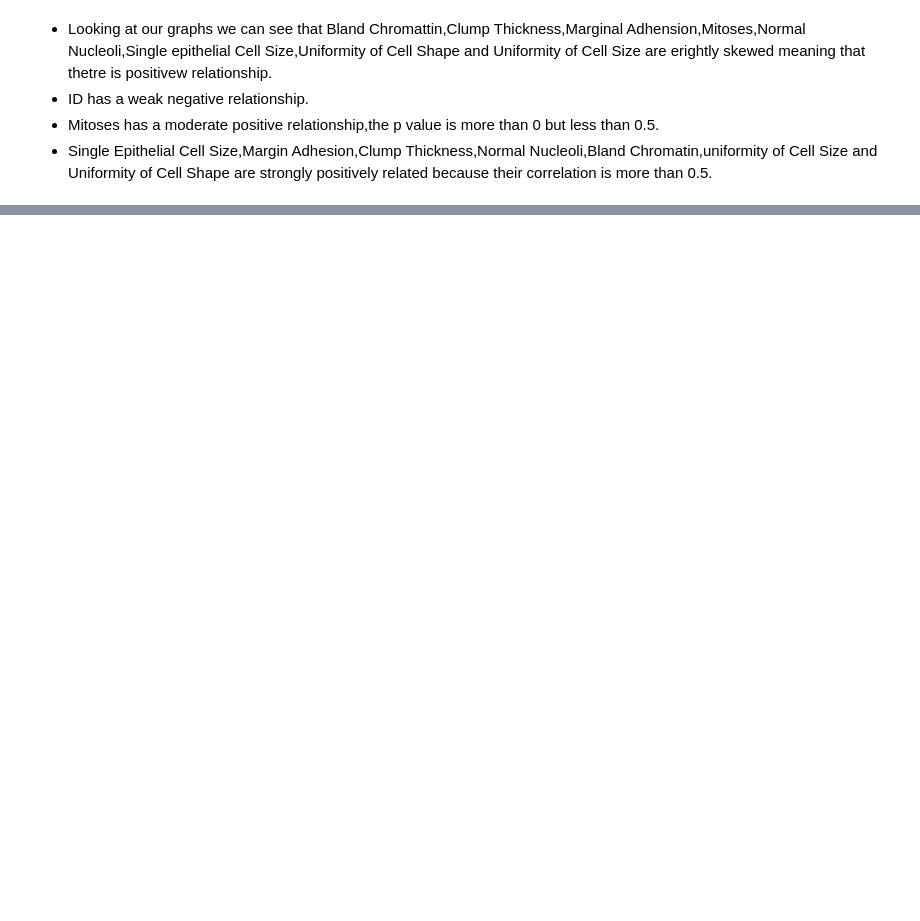
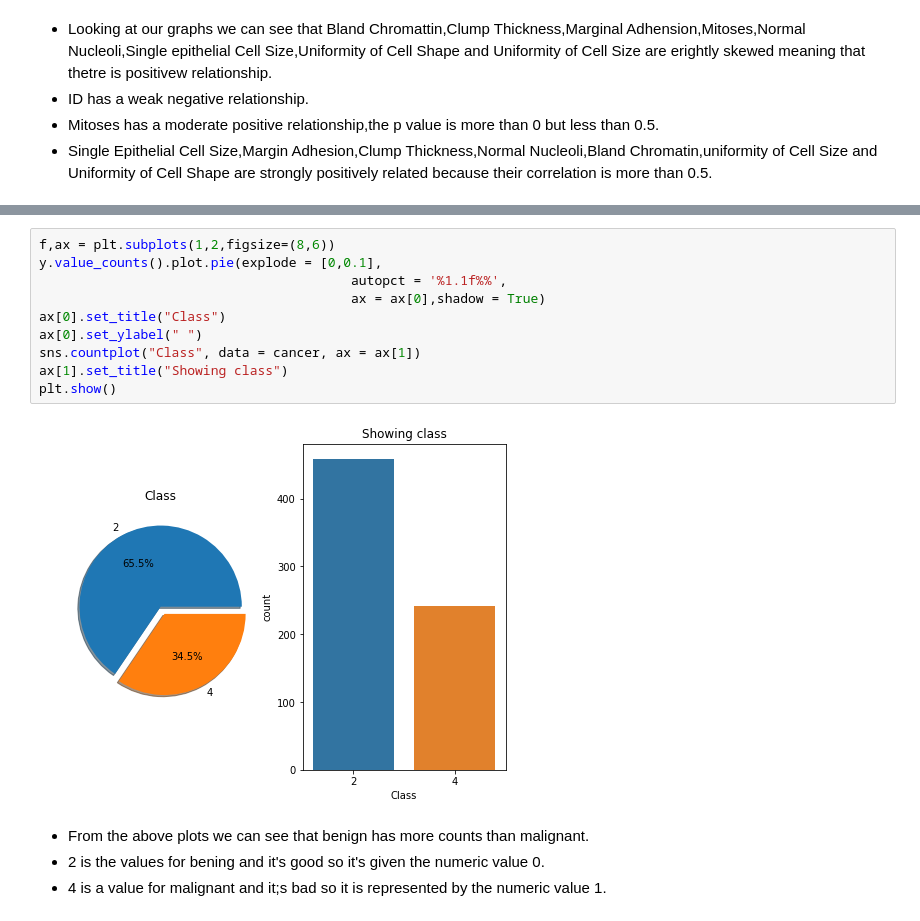
Before and after one commit to rethabilethulo/breast_cancer_predictor, a Jupyter notebook: Breast_Cancer_Predictor.ipynb, the cells around one changed output, grey strips where cells are left out. Drawn from its saved outputs; the diff is of its cells as text; blank space fills up the shorter version.

```diff
--- a/Breast_Cancer_Predictor.ipynb
+++ b/Breast_Cancer_Predictor.ipynb
@@ -204,0 +239,16 @@ X_train,X_test,y_train,y_test = train_test_split(X,y,test_size = 0.25)
+# %%
+f,ax = plt.subplots(1,2,figsize=(8,6))
+y.value_counts().plot.pie(explode = [0,0.1],
+                                        autopct = '%1.1f%%',
+                                        ax = ax[0],shadow = True)
+ax[0].set_title("Class")
+ax[0].set_ylabel(" ")
+sns.countplot("Class", data = cancer, ax = ax[1])
+ax[1].set_title("Showing class")
+plt.show()
+# %% [output]
+[figure, added]
+# %% [markdown]
+* From the above plots we can see that benign has more counts than malignant.
+* 2 is the values for bening and it's good so it's given the numeric value 0.
+* 4 is a value for malignant and it;s bad so it is represented by the numeric value 1.
```
Also changed, not shown: parts of 12 cells of this notebook.
